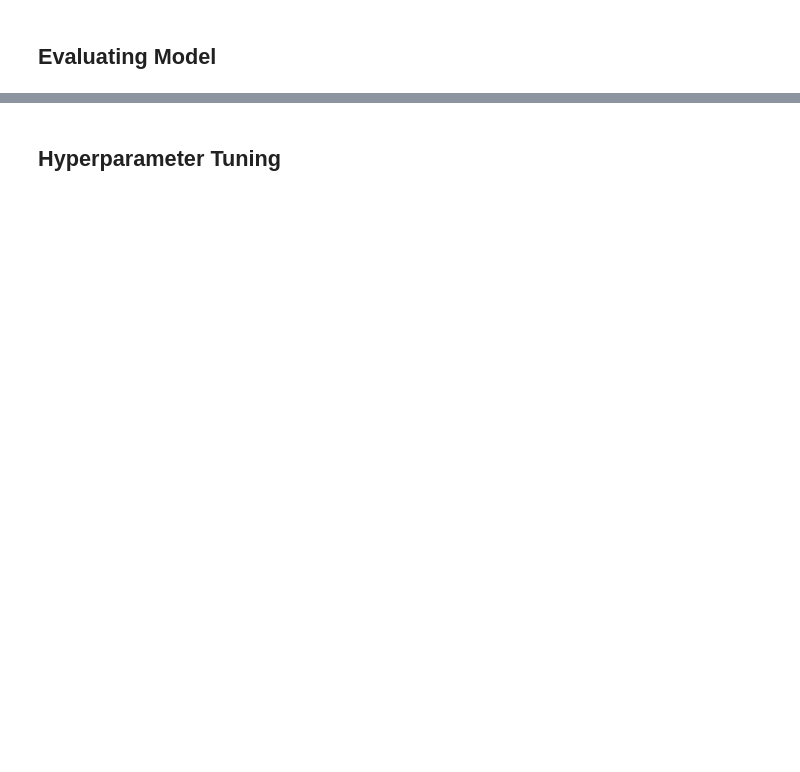
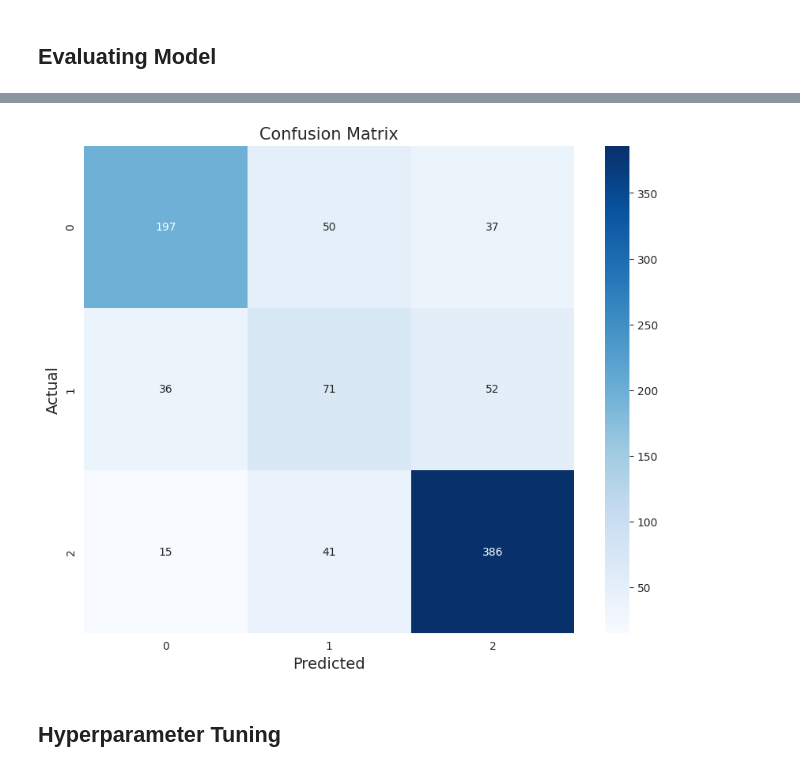
Before and after one commit to Refanz/data-science-educational-institution, a Jupyter notebook: notebook.ipynb, the cells around one changed output, grey strips where cells are left out. Drawn from its saved outputs; the diff is of its cells as text; code cells hidden in the pictures; blank space fills up the shorter version.

```diff
--- a/notebook.ipynb
+++ b/notebook.ipynb
@@ -500,0 +533,8 @@ features
+# %%
+# Inisalisasi SMOTE
+smote = SMOTE(random_state=42)
+
+X_train_final, y_train_final = smote.fit_resample(X_train_importance, y_train_encoded)
+
+print("Distribusi Kelas setelah SMOTE:", Counter(y_train_final))
+X_train_final
@@ -501,2 +556,6 @@ features
 # %% [markdown]
 ## Modeling
+# %%
+rf = RandomForestClassifier(random_state=42).fit(X_train_final, y_train_final)
+
+print("Training model selesai")
@@ -503,2 +564,5 @@ features
 # %% [markdown]
 ## Evaluating Model
+# %%
+y_pred = rf.predict(X_test_final)
+cm = confusion_matrix(y_test_encoded, y_pred)
@@ -505,2 +583,15 @@ features
+# %%
+def plot_confusion_matrix(cm):
+    plt.figure(figsize=(10, 8))
+    sns.heatmap(cm, annot=True, fmt='d', cmap='Blues')
+    plt.xlabel('Predicted', fontsize=14)
+    plt.ylabel('Actual', fontsize=14)
+    plt.title('Confusion Matrix', fontsize=15)
+    plt.show()
+
+
+plot_confusion_matrix(cm)
+# %% [output]
+[figure, added]
 # %% [markdown]
 ## Hyperparameter Tuning
```
Also changed, not shown: parts of 15 cells of this notebook, 2 other files.
